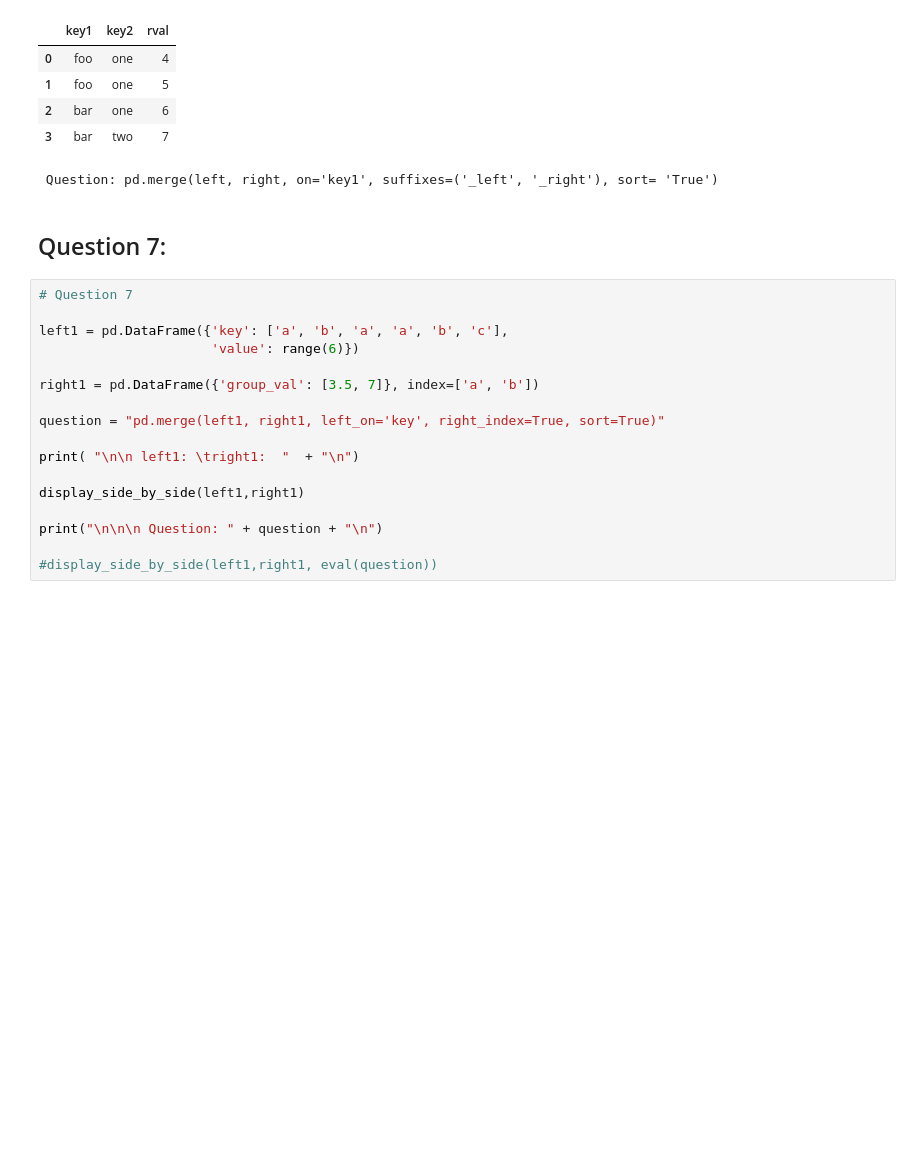
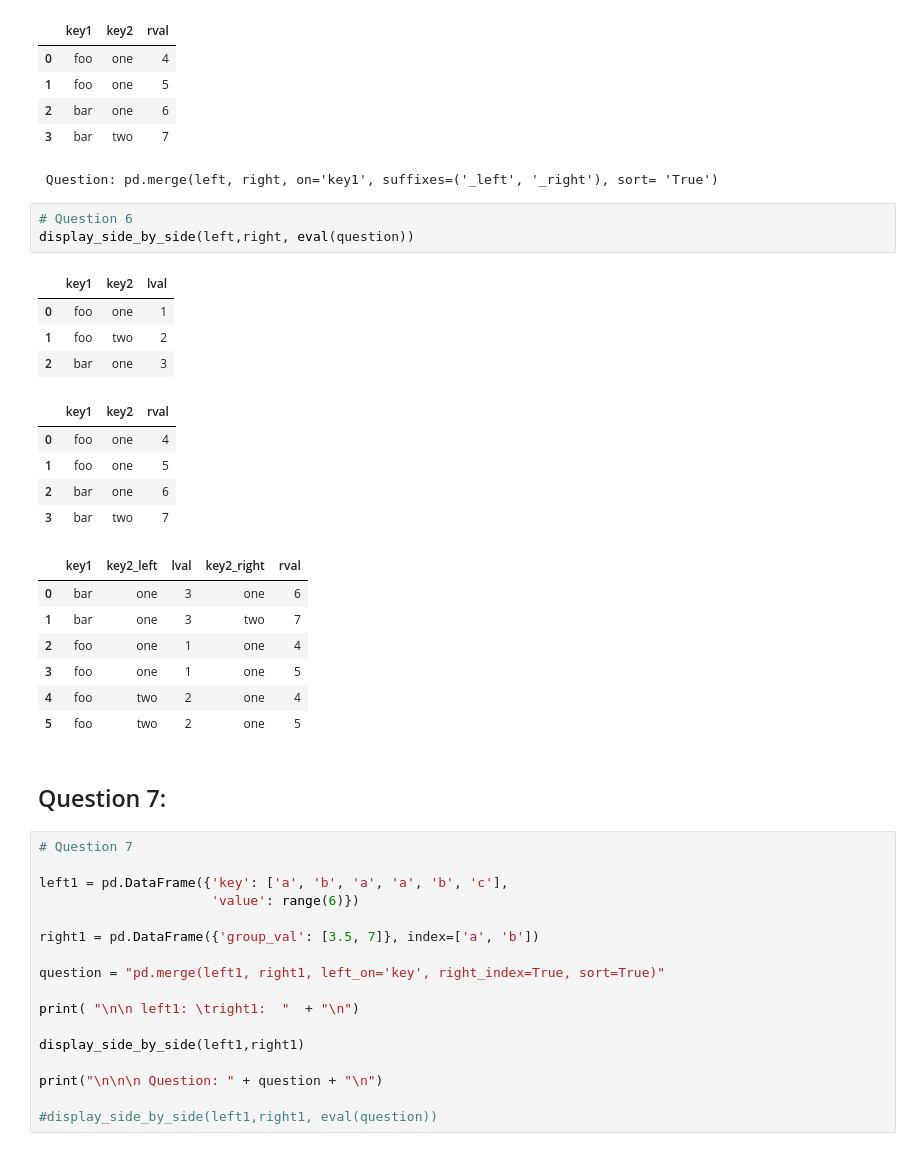
Before and after one commit to chalendony/data-prep-visualization, a Jupyter notebook: Reshaping Dataframes Exercises.ipynb, the cells around one changed output. Saved outputs shown, nothing was run; the diff lists cells and outputs as text; blank space fills up the shorter version.

```diff
--- a/Reshaping Dataframes Exercises.ipynb
+++ b/Reshaping Dataframes Exercises.ipynb
@@ -224,6 +351,26 @@ print("\n\n Question: " + question + "\n\n ")
 | 2 | bar | one | 6 |
 | 3 | bar | two | 7 |
  Question: pd.merge(left, right, on='key1', suffixes=('_left', '_right'), sort= 'True')
+# %%
+# Question 6
+display_side_by_side(left,right, eval(question))
+# %% [output]
+|  | key1 | key2 | lval |
+| 0 | foo | one | 1 |
+| 1 | foo | two | 2 |
+| 2 | bar | one | 3 |
+|  | key1 | key2 | rval |
+| 0 | foo | one | 4 |
+| 1 | foo | one | 5 |
+| 2 | bar | one | 6 |
+| 3 | bar | two | 7 |
+|  | key1 | key2_left | lval | key2_right | rval |
+| 0 | bar | one | 3 | one | 6 |
+| 1 | bar | one | 3 | two | 7 |
+| 2 | foo | one | 1 | one | 4 |
+| 3 | foo | one | 1 | one | 5 |
+| 4 | foo | two | 2 | one | 4 |
+| 5 | foo | two | 2 | one | 5 |
 # %% [markdown]
 ## Question 7:
 # %%
```
Also changed, not shown: parts of 26 cells of this notebook, 4 other files.
